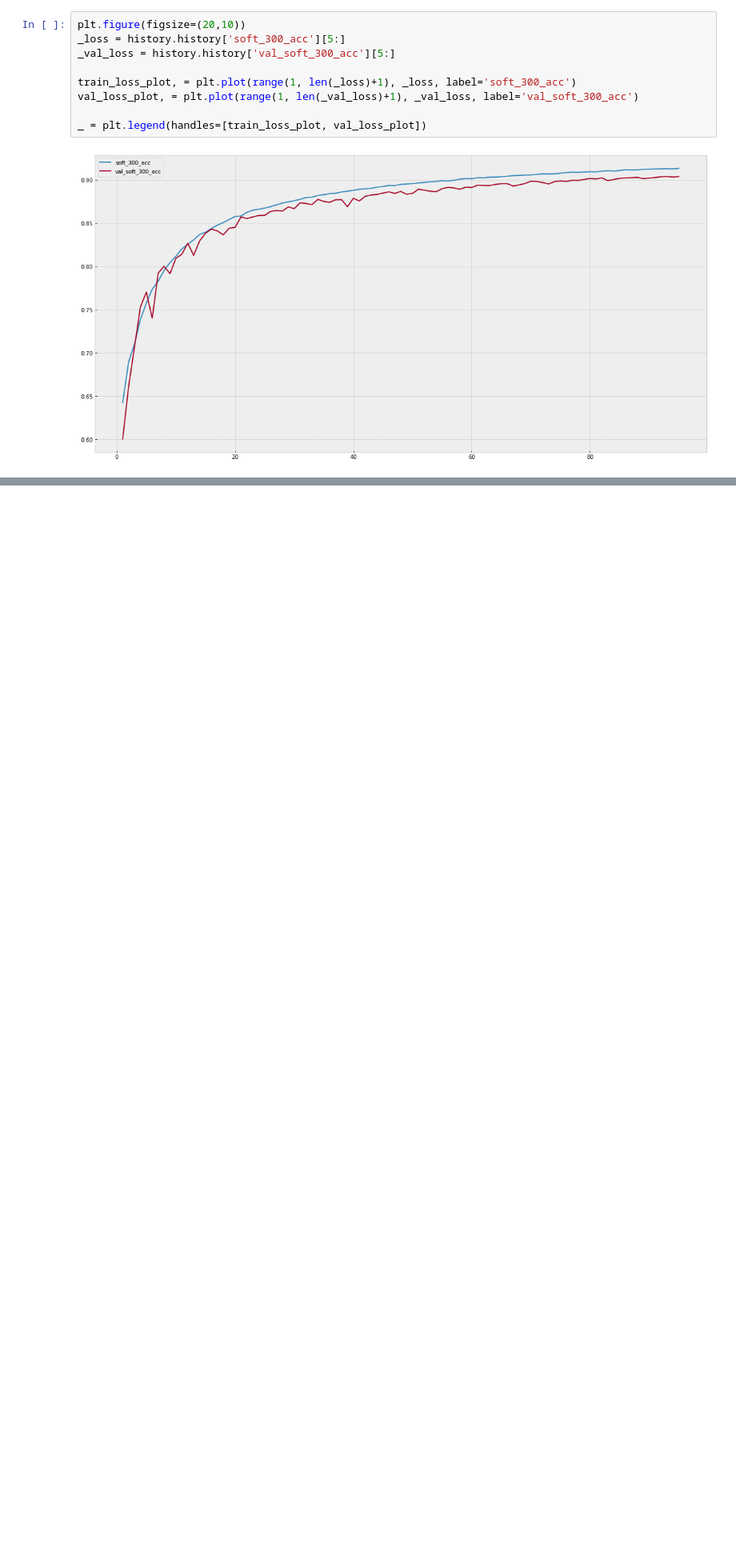
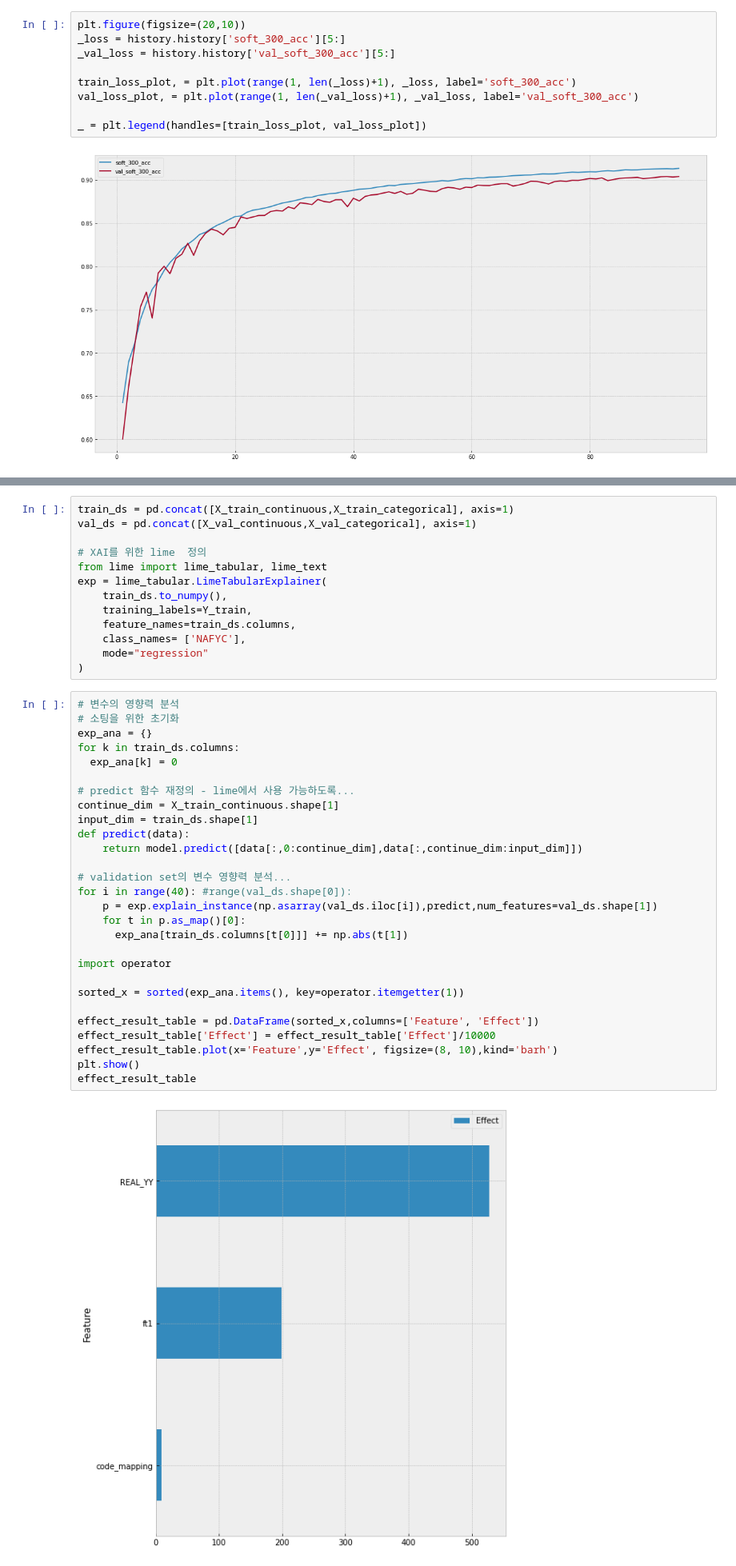
Before and after one commit to dolmani38/non-linear-regression, a Jupyter notebook: Regession_test_0804.ipynb, the cells around one changed output, grey strips where cells are left out. Shown at 80% size. Drawn from its saved outputs; the diff is of its cells as text; blank space fills up the shorter version.

```diff
--- a/Regession_test_0804.ipynb
+++ b/Regession_test_0804.ipynb
@@ -609,3 +609,46 @@ The mean is very close to 0 (6.22) with std. 231.29.
 | 65510 | 348218.281250 | 2236.831250 | 2236.831250 | 0.646518 | 0.646518 | 1235 | 3.121128 | -0.486702 | 345981.45 | 236 | ... |
 | 25862 | 550805.687500 | 2036.947500 | 2036.947500 | 0.371185 | 0.371185 | 1095 | 3.171485 | 0.226843 | 548768.74 | 96 | ... |
 | 45827 | 387491.406250 | 1998.126250 | 1998.126250 | 0.518330 | 0.518330 | 1171 | 2.945555 | -0.282832 | 385493.28 | 172 | ... |
+# %%
+train_ds = pd.concat([X_train_continuous,X_train_categorical], axis=1)
+val_ds = pd.concat([X_val_continuous,X_val_categorical], axis=1)
+
+# XAI를 위한 lime  정의
+from lime import lime_tabular, lime_text
+exp = lime_tabular.LimeTabularExplainer(
+    train_ds.to_numpy(),
+    training_labels=Y_train,
+    feature_names=train_ds.columns,
+    class_names= ['NAFYC'],
+    mode="regression"
+)
+# %%
+# 변수의 영향력 분석
+# 소팅을 위한 초기화
+exp_ana = {}
+for k in train_ds.columns:
+  exp_ana[k] = 0
+
+# predict 함수 재정의 - lime에서 사용 가능하도록...
+continue_dim = X_train_continuous.shape[1]
+input_dim = train_ds.shape[1]
+def predict(data):
+    return model.predict([data[:,0:continue_dim],data[:,continue_dim:input_dim]])
+
+# validation set의 변수 영향력 분석...
+for i in range(40): #range(val_ds.shape[0]):
+    p = exp.explain_instance(np.asarray(val_ds.iloc[i]),predict,num_features=val_ds.shape[1])
+    for t in p.as_map()[0]:
+      exp_ana[train_ds.columns[t[0]]] += np.abs(t[1])
+
+import operator
+
+sorted_x = sorted(exp_ana.items(), key=operator.itemgetter(1))
+
+effect_result_table = pd.DataFrame(sorted_x,columns=['Feature', 'Effect'])
+effect_result_table['Effect'] = effect_result_table['Effect']/10000
+effect_result_table.plot(x='Feature',y='Effect', figsize=(8, 10),kind='barh')
+plt.show()
+effect_result_table
+# %% [output]
+[figure, added]
```
Also changed, not shown: parts of 1 cell of this notebook.
